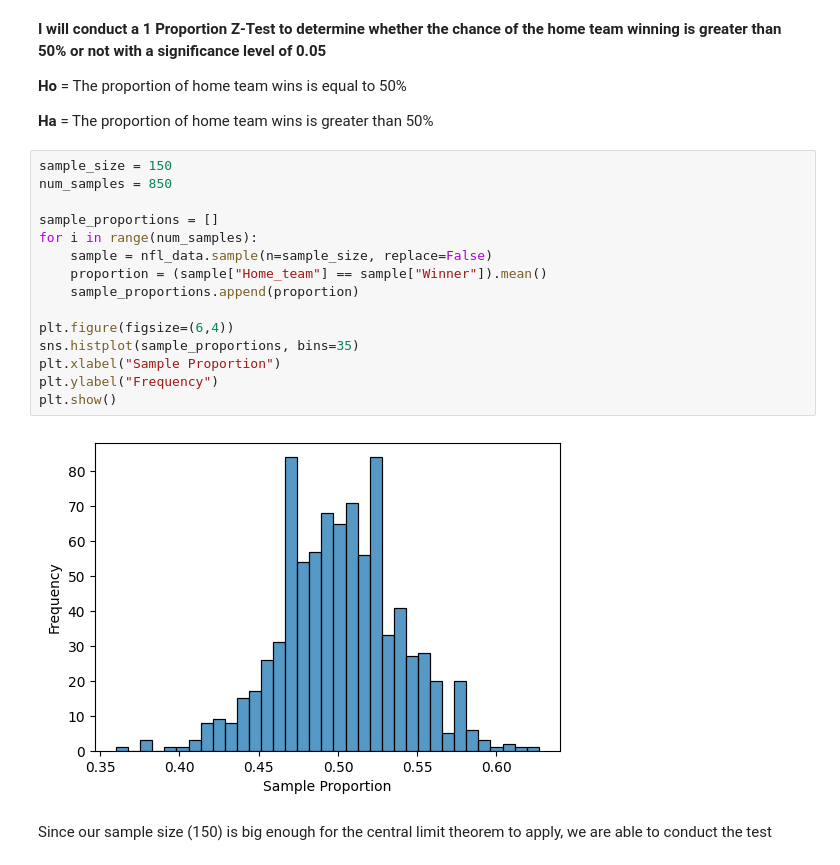
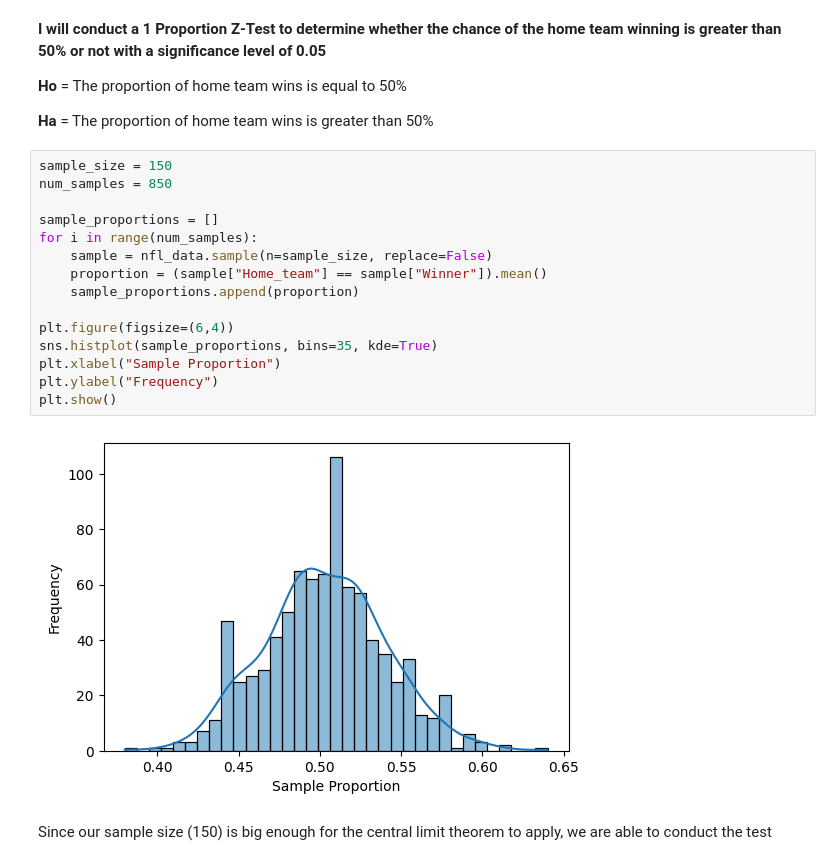
Before and after one commit to aayn-a/Exploratory-Analysis-of-Data-from-NFL-Games, a Jupyter notebook: analysis.ipynb, the cells around one changed output. Drawn from its saved outputs; the diff is of its cells as text.

```diff
--- a/analysis.ipynb
+++ b/analysis.ipynb
@@ -77,20 +77,20 @@ plt.show()
 # %%
 sample_size = 150
 num_samples = 850
 
 sample_proportions = []
 for i in range(num_samples):
     sample = nfl_data.sample(n=sample_size, replace=False)
     proportion = (sample["Home_team"] == sample["Winner"]).mean()
     sample_proportions.append(proportion)
 
 plt.figure(figsize=(6,4))
-sns.histplot(sample_proportions, bins=35)
+sns.histplot(sample_proportions, bins=35, kde=True)
 plt.xlabel("Sample Proportion")
 plt.ylabel("Frequency")
 plt.show()
 # %% [output]
-[figure, old version]
+[figure, new version]
 # %% [markdown]
 Since our sample size (150) is big enough for the central limit theorem to apply, we are able to conduct the test
 # %%
```
Also changed, not shown: parts of 10 cells of this notebook.
